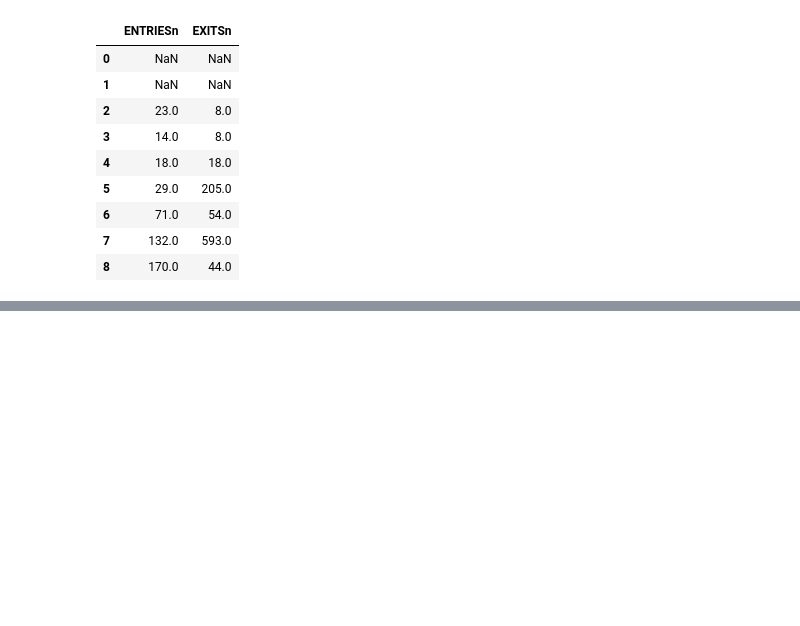
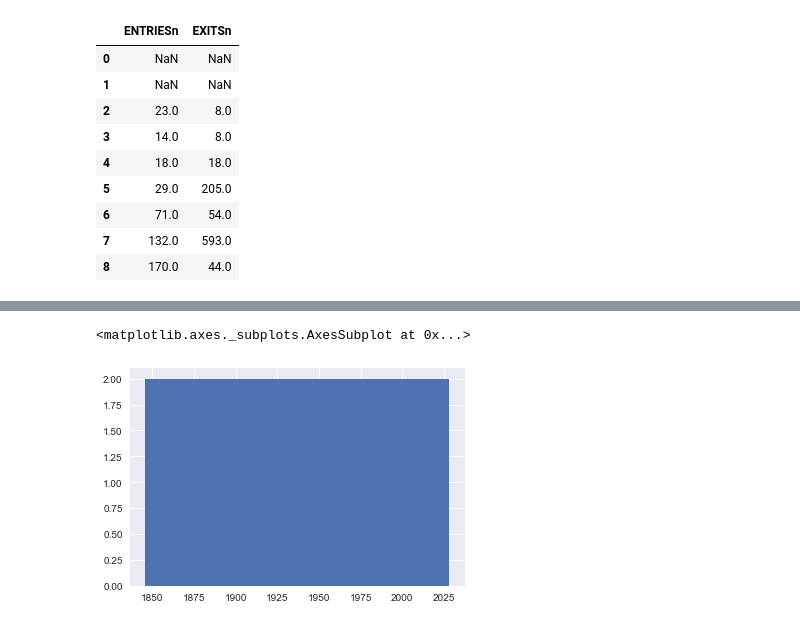
Before and after one commit to RedChueng/data_analysis_learning_in_udacity, a Jupyter notebook: Numpy_Pandas_Two_Dimensional.ipynb, the cells around one changed output, grey strips where cells are left out. Cells and saved outputs as stored; diff of their text form; code cells hidden in the pictures; blank space fills up the shorter version.

```diff
--- a/Numpy_Pandas_Two_Dimensional.ipynb
+++ b/Numpy_Pandas_Two_Dimensional.ipynb
@@ -497,0 +606,6 @@ get_hourly_entries_and_exits(ridership_df).plot
+# %%
+weather_grouped_data = subway_df.groupby('rain', as_index=False).mean()
+weather_grouped_data['ENTRIESn_hourly'].hist(bins=1)
+# %% [output]
+<matplotlib.axes._subplots.AxesSubplot at 0x...>
+[figure, added]
```
Also changed, not shown: parts of 10 cells of this notebook.
